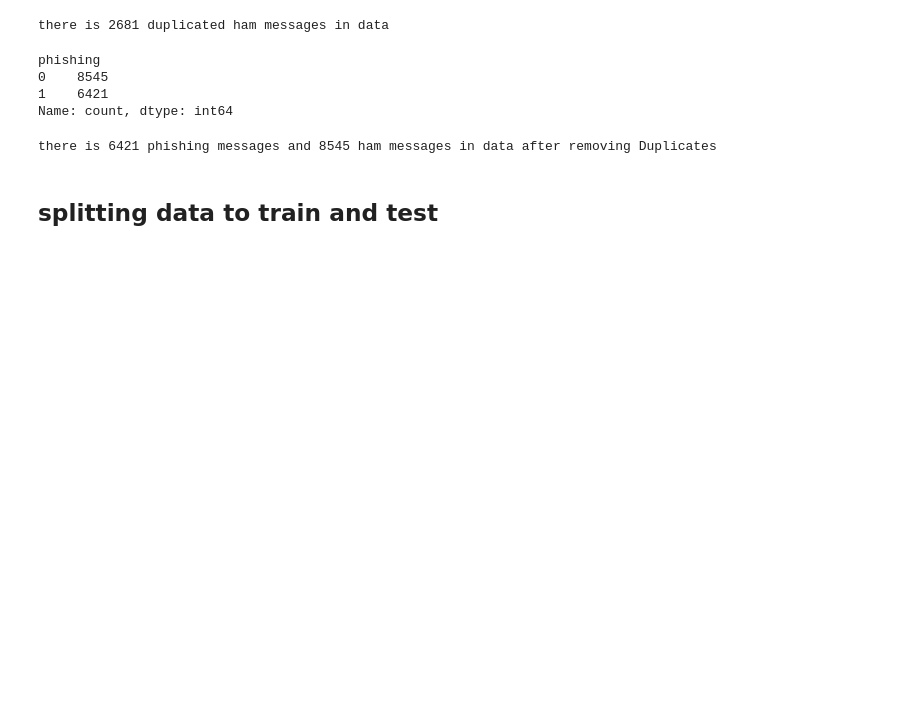
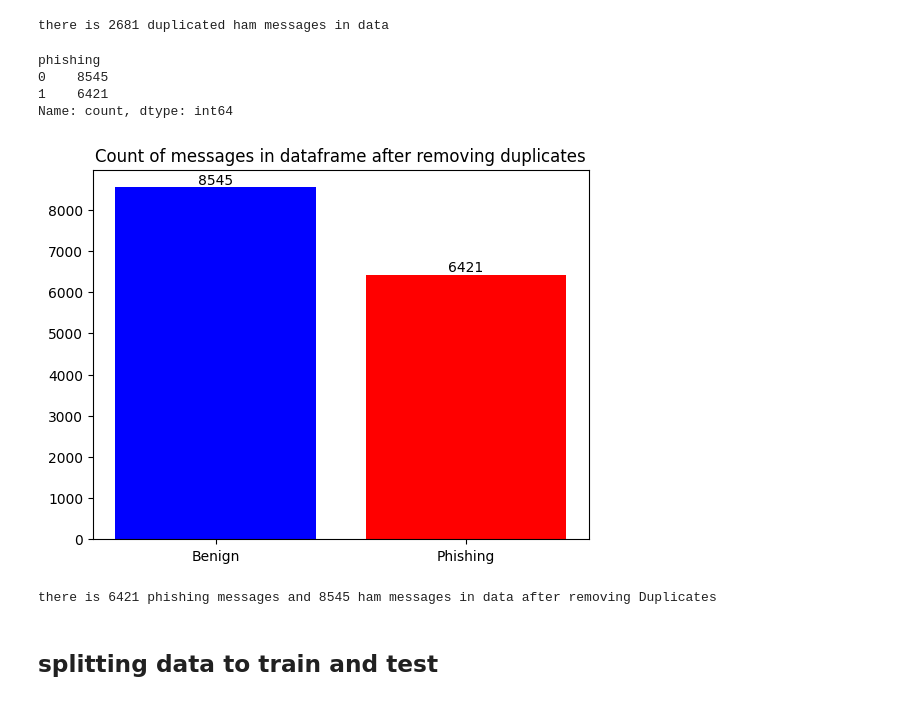
Before and after one commit to AdbulrhmanEldeeb/phishing_emails_detection, a Jupyter notebook: phishing-emails.ipynb, the cells around one changed output. Saved outputs shown, nothing was run; the diff lists cells and outputs as text; code cells hidden in the pictures; blank space fills up the shorter version.

```diff
--- a/phishing-emails.ipynb
+++ b/phishing-emails.ipynb
@@ -674,6 +662,26 @@ phishing
 0    8545
 1    6421
 Name: count, dtype: int64
+# %%
+import matplotlib.pyplot as plt
+
+counts = shuffled_df['phishing'].value_counts().values
+categories = ['Benign', 'Phishing']
+
+# Create the bar plot
+plt.bar(categories, counts, color=['blue', 'red'])
+
+# Add text above the bars
+for i, count in enumerate(counts):
+    plt.text(i, count + 0.05, str(count), ha='center', va='bottom')
+
+# Set the title of the plot
+plt.title('Count of messages in dataframe after removing duplicates')
+
+# Display the plot
+plt.show()
+# %% [output]
+[figure, added]
 # %%
 
 num_phishing_messages=len(shuffled_df[shuffled_df['phishing']==1])
```
Also changed, not shown: parts of 70 cells of this notebook.
